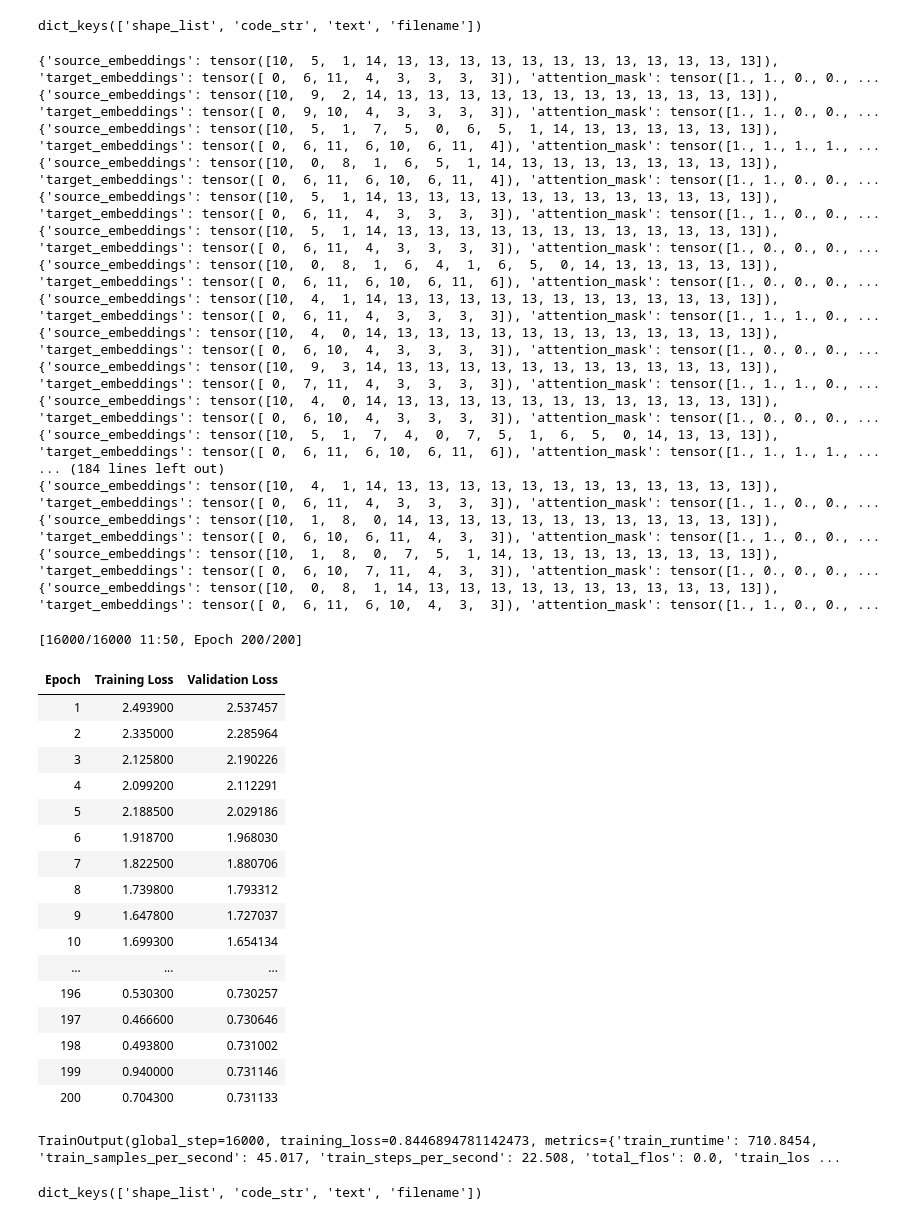
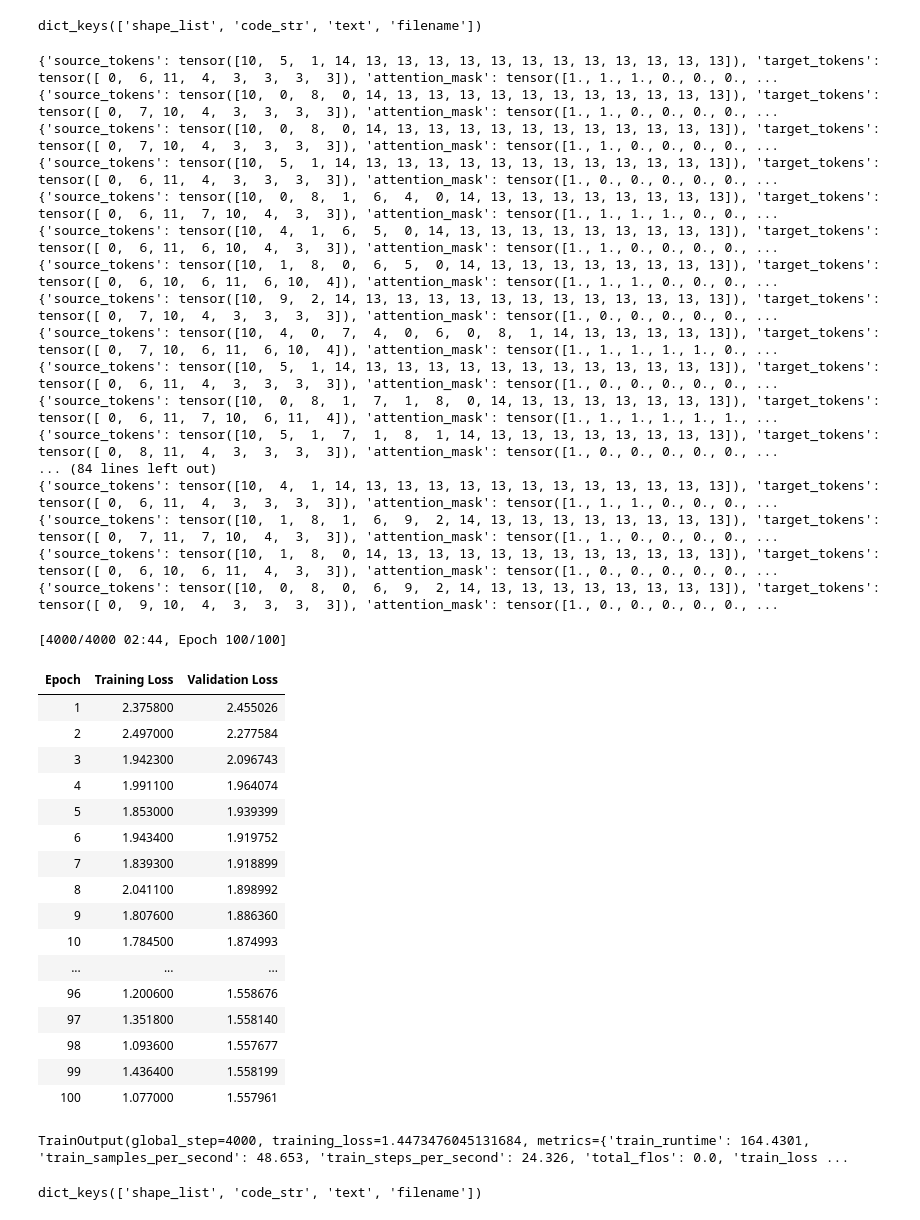
Before and after one commit to carloscotrini/transformers_from_scratch, a Jupyter notebook: AML_MyTransfomerV2.ipynb, the cells around one changed output. Saved outputs shown, nothing was run; the diff lists cells and outputs as text; code cells hidden in the pictures.

```diff
--- a/AML_MyTransfomerV2.ipynb
+++ b/AML_MyTransfomerV2.ipynb
@@ -662,15 +660,15 @@ class TranslationDataset(Dataset):
             return_tensors='pt',
         )
         return {
-            'source_embeddings': src_encoding['input_ids'].flatten(),
-            'target_embeddings': self.tgt_encodings[idx]['input_ids'].flatten(),
+            'source_tokens': src_encoding['input_ids'].flatten(),
+            'target_tokens': self.tgt_encodings[idx]['input_ids'].flatten(),
             'attention_mask': self.tgt_encodings[idx]['attention_mask'].flatten(),
             'labels': self.labels[idx]
         }
 # %%
 MAX_CODE_LEN=8
 
-n_examples = 200
+n_examples = 100
 data = generate_data(n_examples)
 data[0].keys()
 # %% [output]
@@ -683,30 +681,30 @@ transl_dataset = TranslationDataset(descriptions, code_lists, MyTokenizer(VOCABU
 for example in transl_dataset:
   print(example)
 # %% [output]
-{'source_embeddings': tensor([10,  5,  1, 14, 13, 13, 13, 13, 13, 13, 13, 13, 13, 13, 13, 13]), 'target_embeddings': tensor([ 0,  6, 11,  4,  3,  3,  3,  3]), 'attention_mask': tensor([1., 1., 0., 0., ...
-{'source_embeddings': tensor([10,  9,  2, 14, 13, 13, 13, 13, 13, 13, 13, 13, 13, 13, 13, 13]), 'target_embeddings': tensor([ 0,  9, 10,  4,  3,  3,  3,  3]), 'attention_mask': tensor([1., 1., 0., 0., ...
-{'source_embeddings': tensor([10,  5,  1,  7,  5,  0,  6,  5,  1, 14, 13, 13, 13, 13, 13, 13]), 'target_embeddings': tensor([ 0,  6, 11,  6, 10,  6, 11,  4]), 'attention_mask': tensor([1., 1., 1., 1., ...
-{'source_embeddings': tensor([10,  0,  8,  1,  6,  5,  1, 14, 13, 13, 13, 13, 13, 13, 13, 13]), 'target_embeddings': tensor([ 0,  6, 11,  6, 10,  6, 11,  4]), 'attention_mask': tensor([1., 1., 0., 0., ...
-{'source_embeddings': tensor([10,  5,  1, 14, 13, 13, 13, 13, 13, 13, 13, 13, 13, 13, 13, 13]), 'target_embeddings': tensor([ 0,  6, 11,  4,  3,  3,  3,  3]), 'attention_mask': tensor([1., 1., 0., 0., ...
-{'source_embeddings': tensor([10,  5,  1, 14, 13, 13, 13, 13, 13, 13, 13, 13, 13, 13, 13, 13]), 'target_embeddings': tensor([ 0,  6, 11,  4,  3,  3,  3,  3]), 'attention_mask': tensor([1., 0., 0., 0., ...
-{'source_embeddings': tensor([10,  0,  8,  1,  6,  4,  1,  6,  5,  0, 14, 13, 13, 13, 13, 13]), 'target_embeddings': tensor([ 0,  6, 11,  6, 10,  6, 11,  6]), 'attention_mask': tensor([1., 0., 0., 0., ...
-{'source_embeddings': tensor([10,  4,  1, 14, 13, 13, 13, 13, 13, 13, 13, 13, 13, 13, 13, 13]), 'target_embeddings': tensor([ 0,  6, 11,  4,  3,  3,  3,  3]), 'attention_mask': tensor([1., 1., 1., 0., ...
-{'source_embeddings': tensor([10,  4,  0, 14, 13, 13, 13, 13, 13, 13, 13, 13, 13, 13, 13, 13]), 'target_embeddings': tensor([ 0,  6, 10,  4,  3,  3,  3,  3]), 'attention_mask': tensor([1., 0., 0., 0., ...
-{'source_embeddings': tensor([10,  9,  3, 14, 13, 13, 13, 13, 13, 13, 13, 13, 13, 13, 13, 13]), 'target_embeddings': tensor([ 0,  7, 11,  4,  3,  3,  3,  3]), 'attention_mask': tensor([1., 1., 1., 0., ...
-{'source_embeddings': tensor([10,  4,  0, 14, 13, 13, 13, 13, 13, 13, 13, 13, 13, 13, 13, 13]), 'target_embeddings': tensor([ 0,  6, 10,  4,  3,  3,  3,  3]), 'attention_mask': tensor([1., 0., 0., 0., ...
-{'source_embeddings': tensor([10,  5,  1,  7,  4,  0,  7,  5,  1,  6,  5,  0, 14, 13, 13, 13]), 'target_embeddings': tensor([ 0,  6, 11,  6, 10,  6, 11,  6]), 'attention_mask': tensor([1., 1., 1., 1., ...
-... (184 lines left out)
-{'source_embeddings': tensor([10,  4,  1, 14, 13, 13, 13, 13, 13, 13, 13, 13, 13, 13, 13, 13]), 'target_embeddings': tensor([ 0,  6, 11,  4,  3,  3,  3,  3]), 'attention_mask': tensor([1., 1., 0., 0., ...
-{'source_embeddings': tensor([10,  1,  8,  0, 14, 13, 13, 13, 13, 13, 13, 13, 13, 13, 13, 13]), 'target_embeddings': tensor([ 0,  6, 10,  6, 11,  4,  3,  3]), 'attention_mask': tensor([1., 1., 0., 0., ...
-{'source_embeddings': tensor([10,  1,  8,  0,  7,  5,  1, 14, 13, 13, 13, 13, 13, 13, 13, 13]), 'target_embeddings': tensor([ 0,  6, 10,  7, 11,  4,  3,  3]), 'attention_mask': tensor([1., 0., 0., 0., ...
-{'source_embeddings': tensor([10,  0,  8,  1, 14, 13, 13, 13, 13, 13, 13, 13, 13, 13, 13, 13]), 'target_embeddings': tensor([ 0,  6, 11,  6, 10,  4,  3,  3]), 'attention_mask': tensor([1., 1., 0., 0., ...
+{'source_tokens': tensor([10,  5,  1, 14, 13, 13, 13, 13, 13, 13, 13, 13, 13, 13, 13, 13]), 'target_tokens': tensor([ 0,  6, 11,  4,  3,  3,  3,  3]), 'attention_mask': tensor([1., 1., 1., 0., 0., 0., ...
+{'source_tokens': tensor([10,  0,  8,  0, 14, 13, 13, 13, 13, 13, 13, 13, 13, 13, 13, 13]), 'target_tokens': tensor([ 0,  7, 10,  4,  3,  3,  3,  3]), 'attention_mask': tensor([1., 1., 0., 0., 0., 0., ...
+{'source_tokens': tensor([10,  0,  8,  0, 14, 13, 13, 13, 13, 13, 13, 13, 13, 13, 13, 13]), 'target_tokens': tensor([ 0,  7, 10,  4,  3,  3,  3,  3]), 'attention_mask': tensor([1., 1., 0., 0., 0., 0., ...
+{'source_tokens': tensor([10,  5,  1, 14, 13, 13, 13, 13, 13, 13, 13, 13, 13, 13, 13, 13]), 'target_tokens': tensor([ 0,  6, 11,  4,  3,  3,  3,  3]), 'attention_mask': tensor([1., 0., 0., 0., 0., 0., ...
+{'source_tokens': tensor([10,  0,  8,  1,  6,  4,  0, 14, 13, 13, 13, 13, 13, 13, 13, 13]), 'target_tokens': tensor([ 0,  6, 11,  7, 10,  4,  3,  3]), 'attention_mask': tensor([1., 1., 1., 1., 0., 0., ...
+{'source_tokens': tensor([10,  4,  1,  6,  5,  0, 14, 13, 13, 13, 13, 13, 13, 13, 13, 13]), 'target_tokens': tensor([ 0,  6, 11,  6, 10,  4,  3,  3]), 'attention_mask': tensor([1., 1., 0., 0., 0., 0., ...
+{'source_tokens': tensor([10,  1,  8,  0,  6,  5,  0, 14, 13, 13, 13, 13, 13, 13, 13, 13]), 'target_tokens': tensor([ 0,  6, 10,  6, 11,  6, 10,  4]), 'attention_mask': tensor([1., 1., 1., 0., 0., 0., ...
+{'source_tokens': tensor([10,  9,  2, 14, 13, 13, 13, 13, 13, 13, 13, 13, 13, 13, 13, 13]), 'target_tokens': tensor([ 0,  7, 10,  4,  3,  3,  3,  3]), 'attention_mask': tensor([1., 0., 0., 0., 0., 0., ...
+{'source_tokens': tensor([10,  4,  0,  7,  4,  0,  6,  0,  8,  1, 14, 13, 13, 13, 13, 13]), 'target_tokens': tensor([ 0,  7, 10,  6, 11,  6, 10,  4]), 'attention_mask': tensor([1., 1., 1., 1., 1., 0., ...
+{'source_tokens': tensor([10,  5,  1, 14, 13, 13, 13, 13, 13, 13, 13, 13, 13, 13, 13, 13]), 'target_tokens': tensor([ 0,  6, 11,  4,  3,  3,  3,  3]), 'attention_mask': tensor([1., 0., 0., 0., 0., 0., ...
+{'source_tokens': tensor([10,  0,  8,  1,  7,  1,  8,  0, 14, 13, 13, 13, 13, 13, 13, 13]), 'target_tokens': tensor([ 0,  6, 11,  7, 10,  6, 11,  4]), 'attention_mask': tensor([1., 1., 1., 1., 1., 1., ...
+{'source_tokens': tensor([10,  5,  1,  7,  1,  8,  1, 14, 13, 13, 13, 13, 13, 13, 13, 13]), 'target_tokens': tensor([ 0,  8, 11,  4,  3,  3,  3,  3]), 'attention_mask': tensor([1., 0., 0., 0., 0., 0., ...
+... (84 lines left out)
+{'source_tokens': tensor([10,  4,  1, 14, 13, 13, 13, 13, 13, 13, 13, 13, 13, 13, 13, 13]), 'target_tokens': tensor([ 0,  6, 11,  4,  3,  3,  3,  3]), 'attention_mask': tensor([1., 1., 1., 0., 0., 0., ...
+{'source_tokens': tensor([10,  1,  8,  1,  6,  9,  2, 14, 13, 13, 13, 13, 13, 13, 13, 13]), 'target_tokens': tensor([ 0,  7, 11,  7, 10,  4,  3,  3]), 'attention_mask': tensor([1., 1., 0., 0., 0., 0., ...
+{'source_tokens': tensor([10,  1,  8,  0, 14, 13, 13, 13, 13, 13, 13, 13, 13, 13, 13, 13]), 'target_tokens': tensor([ 0,  6, 10,  6, 11,  4,  3,  3]), 'attention_mask': tensor([1., 0., 0., 0., 0., 0., ...
+{'source_tokens': tensor([10,  0,  8,  0,  6,  9,  2, 14, 13, 13, 13, 13, 13, 13, 13, 13]), 'target_tokens': tensor([ 0,  9, 10,  4,  3,  3,  3,  3]), 'attention_mask': tensor([1., 0., 0., 0., 0., 0., ...
 # %%
 num_src_tokens=len(VOCABULARY)
 num_tgt_tokens=len(CODE_VOCABULARY)
 input_dim = 16
 hidden_key_dim = 8
 hidden_val_dim = 8
-num_heads = 2
+num_heads = 3
 output_dim = 16
 num_layers = 3
 
@@ -715,52 +713,53 @@ transf_dec = MyTransformerDecoder(num_tgt_tokens, input_dim=input_dim, hidden_ke
 model = MyTransformerTranslator(transf_enc, transf_dec, len(CODE_VOCABULARY))
 
 # Step 4: Training
+num_epochs = 100
 training_args = TrainingArguments(
     output_dir='./results',
-    num_train_epochs=200,
+    num_train_epochs=num_epochs,
     per_device_train_batch_size=2,
     per_device_eval_batch_size=2,
     warmup_steps=10,
     weight_decay=0.001,
     logging_dir='./logs',
     logging_steps=10,
     eval_strategy="epoch"
 )
 
 # Split dataset into train and eval
 train_size = int(0.8 * len(transl_dataset))
 eval_size = len(transl_dataset) - train_size
 train_dataset, eval_dataset = torch.utils.data.random_split(transl_dataset, [train_size, eval_size])
 
 # Custom Trainer
 trainer = Trainer(
     model=model,
     args=training_args,
     train_dataset=train_dataset,
     eval_dataset=eval_dataset
 )
 
 trainer.train()
 # %% [output]
-[16000/16000 11:50, Epoch 200/200]
+[4000/4000 02:44, Epoch 100/100]
 | Epoch | Training Loss | Validation Loss |
-| 1 | 2.493900 | 2.537457 |
-| 2 | 2.335000 | 2.285964 |
-| 3 | 2.125800 | 2.190226 |
-| 4 | 2.099200 | 2.112291 |
-| 5 | 2.188500 | 2.029186 |
-| 6 | 1.918700 | 1.968030 |
-| 7 | 1.822500 | 1.880706 |
-| 8 | 1.739800 | 1.793312 |
-| 9 | 1.647800 | 1.727037 |
-| 10 | 1.699300 | 1.654134 |
+| 1 | 2.375800 | 2.455026 |
+| 2 | 2.497000 | 2.277584 |
+| 3 | 1.942300 | 2.096743 |
+| 4 | 1.991100 | 1.964074 |
+| 5 | 1.853000 | 1.939399 |
+| 6 | 1.943400 | 1.919752 |
+| 7 | 1.839300 | 1.918899 |
+| 8 | 2.041100 | 1.898992 |
+| 9 | 1.807600 | 1.886360 |
+| 10 | 1.784500 | 1.874993 |
 | ... | ... | ... |
-| 196 | 0.530300 | 0.730257 |
-| 197 | 0.466600 | 0.730646 |
-| 198 | 0.493800 | 0.731002 |
-| 199 | 0.940000 | 0.731146 |
-| 200 | 0.704300 | 0.731133 |
+| 96 | 1.200600 | 1.558676 |
+| 97 | 1.351800 | 1.558140 |
+| 98 | 1.093600 | 1.557677 |
+| 99 | 1.436400 | 1.558199 |
+| 100 | 1.077000 | 1.557961 |
-TrainOutput(global_step=16000, training_loss=0.8446894781142473, metrics={'train_runtime': 710.8454, 'train_samples_per_second': 45.017, 'train_steps_per_second': 22.508, 'total_flos': 0.0, 'train_los ...
+TrainOutput(global_step=4000, training_loss=1.4473476045131684, metrics={'train_runtime': 164.4301, 'train_samples_per_second': 48.653, 'train_steps_per_second': 24.326, 'total_flos': 0.0, 'train_loss ...
 # %%
 n_examples = 200
 data = generate_data(n_examples)
```
Also changed, not shown: parts of 11 cells of this notebook.
